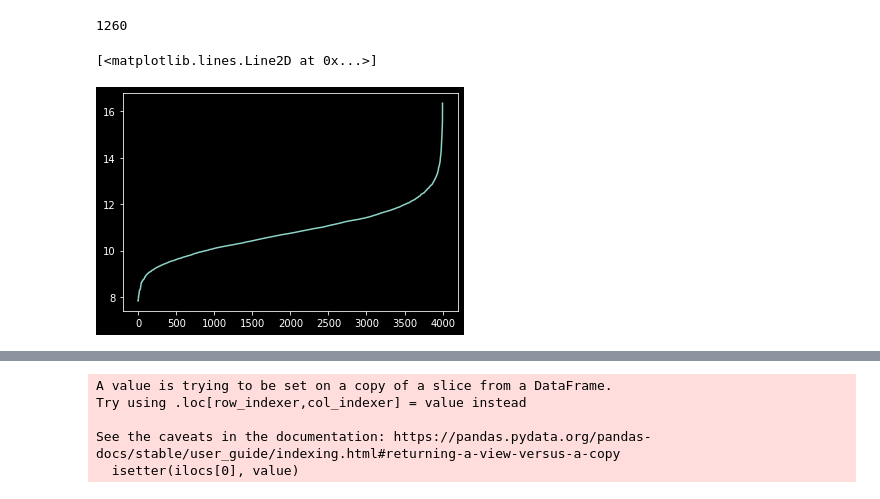
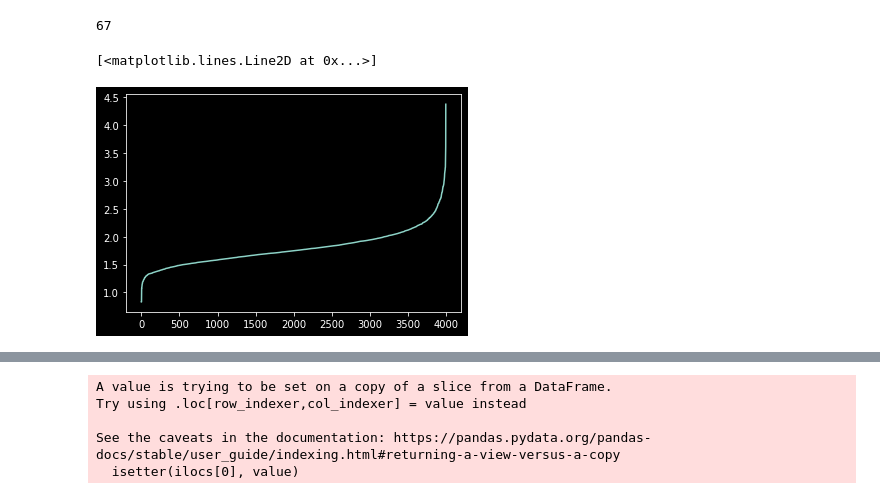
Before and after one commit to tmshv/transport-clustering, a Jupyter notebook: transport_clustering.ipynb, the cells around one changed output, grey strips where cells are left out. Cells and saved outputs as stored; diff of their text form; code cells hidden in the pictures.

```diff
--- a/transport_clustering.ipynb
+++ b/transport_clustering.ipynb
@@ -21,4 +23 @@ df_paths.shape
-# %%
-with open('descriptors/efficientnet-b7.pickle', 'rb') as f:
-    dx = pickle.load(f)
 # %%
@@ -41,13 +30,12 @@ dx.shape
 # %%
 n_samples = 4000
+
+# data = np.hstack([enb7, vdcc, vdct])
+data = vdcc.copy()
 idx = np.random.choice(data.shape[0], n_samples, replace=False)
-dx_sample = data[idx, :]
+data = data[idx, :]
 
-df = df_paths.iloc[idx, :]
-df.columns = ['path']
+df = df_transport.iloc[idx, :]
 
-def fix_path(row):
-    file = row['path'].replace('\\', '/')
-    return f'raw_data/veriwild/{file}'
-df['path'] = df.apply(fix_path, axis=1)
+data.shape, df.shape
 # %% [output]
@@ -65,12 +43,12 @@ x = dx_sample
+# %%
+pca = PCA(0.91, random_state=42) # n_components=XXX
+pca.fit(data)
+data = pca.transform(data)
+
+pca.n_components_
+# %% [output]
+67
 # %%
-# for 3000 samples
+# ENB7 for 3000 samples
 # pca = PCA(0.8, random_state=42) # EPS=7 max clusters found
 # pca = PCA(0.98, random_state=42) # EPS=9 max cluster found
-
-pca = PCA(0.95, random_state=42)
-pca.fit(dx_sample)
-x = pca.transform(dx_sample)
-
-pca.n_components_
-# %% [output]
-1260
@@ -89,14 +60,14 @@ x = pca.transform(dx_sample)
 # %%
 from sklearn.neighbors import NearestNeighbors
 
 neigh = NearestNeighbors(n_neighbors=2)
-nbrs = neigh.fit(x)
-distances, indices = nbrs.kneighbors(x)
+nbrs = neigh.fit(data)
+distances, indices = nbrs.kneighbors(data)
+
+distances = np.sort(distances, axis=0)
+distances = distances[:,1]
+
+plt.plot(distances)
+# %% [output]
+[<matplotlib.lines.Line2D at 0x...>]
+[figure, added]
-# %%
-distances = np.sort(distances, axis=0)
-distances = distances[:,1]
-
-plt.plot(distances)
-# %% [output]
-[<matplotlib.lines.Line2D at 0x...>]
-[figure, removed]
```
Also changed, not shown: parts of 26 cells of this notebook.
